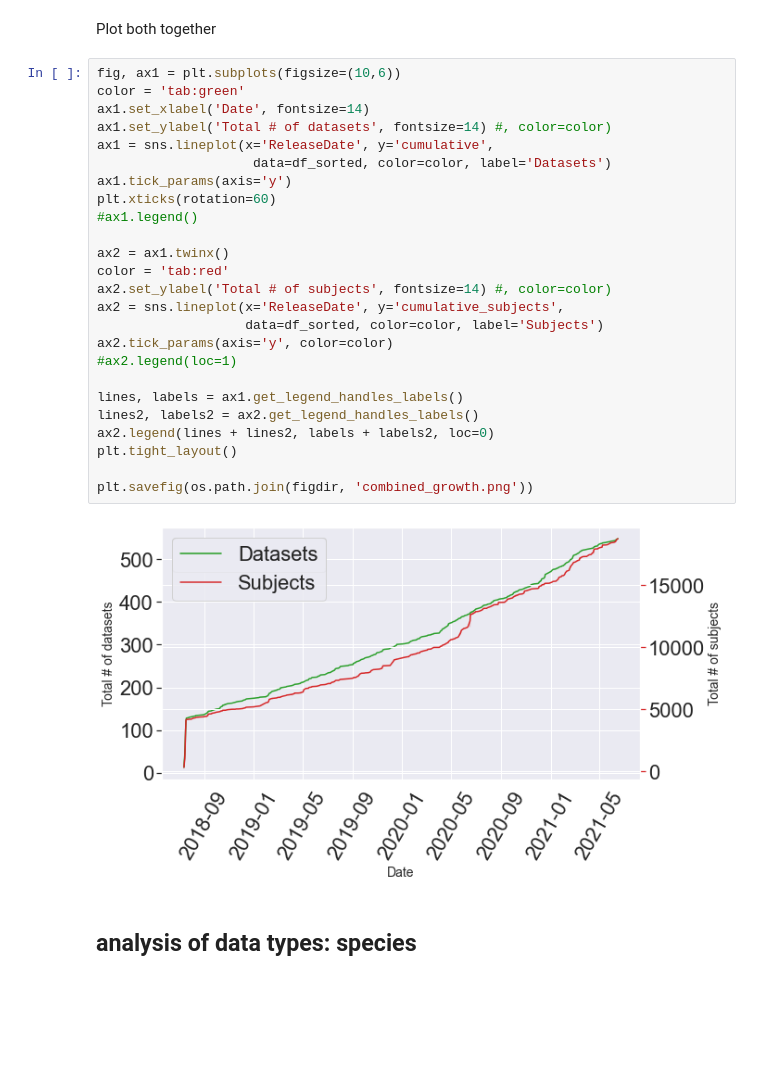
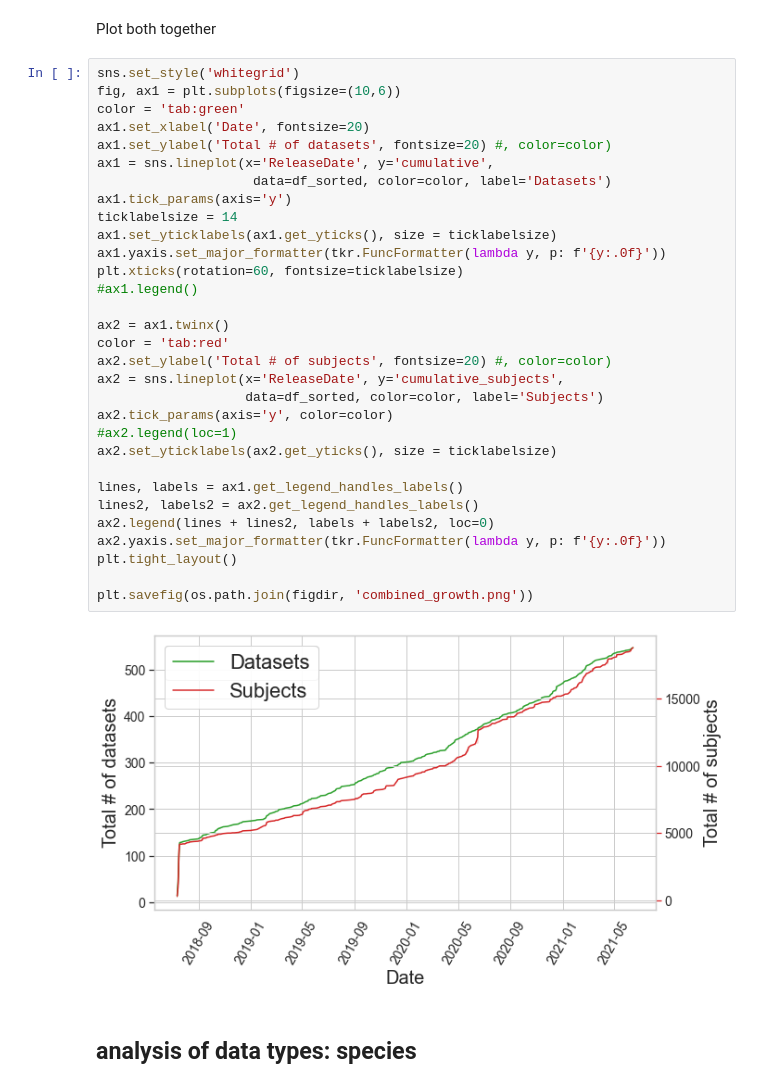
Before and after one commit to poldrack/OpenNeuro_analyses, a Jupyter notebook: metadata_analyses/DatabaseAndPublicationAnalyses.ipynb, the cells around one changed output. Drawn from its saved outputs; the diff is of its cells as text; blank space fills up the shorter version.

```diff
--- a/metadata_analyses/DatabaseAndPublicationAnalyses.ipynb
+++ b/metadata_analyses/DatabaseAndPublicationAnalyses.ipynb
@@ -97,32 +98,38 @@ plt.savefig(os.path.join(figdir, 'n_subjects.pdf'))
 # %% [markdown]
 Plot both together
 # %%
+sns.set_style('whitegrid')
 fig, ax1 = plt.subplots(figsize=(10,6))
 color = 'tab:green'
-ax1.set_xlabel('Date', fontsize=14)
-ax1.set_ylabel('Total # of datasets', fontsize=14) #, color=color)
+ax1.set_xlabel('Date', fontsize=20)
+ax1.set_ylabel('Total # of datasets', fontsize=20) #, color=color)
 ax1 = sns.lineplot(x='ReleaseDate', y='cumulative',
                     data=df_sorted, color=color, label='Datasets')
 ax1.tick_params(axis='y')
-plt.xticks(rotation=60)
+ticklabelsize = 14
+ax1.set_yticklabels(ax1.get_yticks(), size = ticklabelsize)
+ax1.yaxis.set_major_formatter(tkr.FuncFormatter(lambda y, p: f'{y:.0f}'))
+plt.xticks(rotation=60, fontsize=ticklabelsize)
 #ax1.legend()
 
 ax2 = ax1.twinx()
 color = 'tab:red'
-ax2.set_ylabel('Total # of subjects', fontsize=14) #, color=color)
+ax2.set_ylabel('Total # of subjects', fontsize=20) #, color=color)
 ax2 = sns.lineplot(x='ReleaseDate', y='cumulative_subjects',
                    data=df_sorted, color=color, label='Subjects')
 ax2.tick_params(axis='y', color=color)
 #ax2.legend(loc=1)
+ax2.set_yticklabels(ax2.get_yticks(), size = ticklabelsize)
 
 lines, labels = ax1.get_legend_handles_labels()
 lines2, labels2 = ax2.get_legend_handles_labels()
 ax2.legend(lines + lines2, labels + labels2, loc=0)
+ax2.yaxis.set_major_formatter(tkr.FuncFormatter(lambda y, p: f'{y:.0f}'))
 plt.tight_layout()
 
 plt.savefig(os.path.join(figdir, 'combined_growth.png'))
 # %% [output]
-[figure, old version]
+[figure, new version]
 # %% [markdown]
 ## analysis of data types: species
 # %%
```
Also changed, not shown: parts of 6 cells of this notebook, 1 other file.
